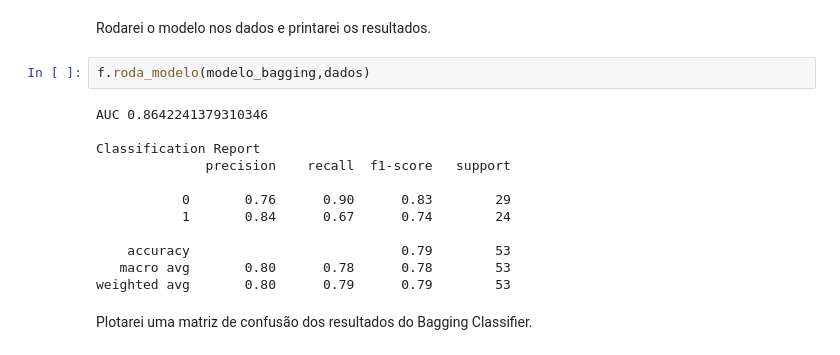
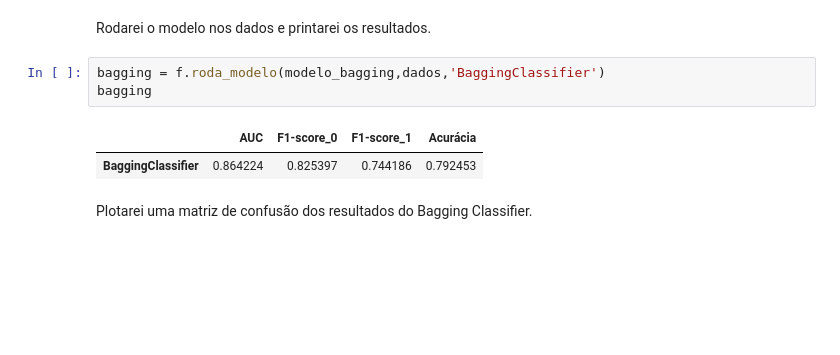
Before and after one commit to FranciscoFoz/Projeto_Final_Bootcamp_Data_Science_Alura, a Jupyter notebook: Notebooks/Desenvolvimento_do_modelo.ipynb, the cells around one changed output. Saved outputs shown, nothing was run; the diff lists cells and outputs as text; blank space fills up the shorter version.

```diff
--- a/Notebooks/Desenvolvimento_do_modelo.ipynb
+++ b/Notebooks/Desenvolvimento_do_modelo.ipynb
@@ -114,19 +137,11 @@ modelo_bagging = BaggingClassifier()
 # %% [markdown]
 Rodarei o modelo nos dados e printarei os resultados.
 # %%
-f.roda_modelo(modelo_bagging,dados)
+bagging = f.roda_modelo(modelo_bagging,dados,'BaggingClassifier')
+bagging
 # %% [output]
-AUC 0.8642241379310346
-
-Classification Report
-              precision    recall  f1-score   support
-
-           0       0.76      0.90      0.83        29
-           1       0.84      0.67      0.74        24
-
-    accuracy                           0.79        53
-   macro avg       0.80      0.78      0.78        53
-weighted avg       0.80      0.79      0.79        53
+|  | AUC | F1-score_0 | F1-score_1 | Acurácia |
+| BaggingClassifier | 0.864224 | 0.825397 | 0.744186 | 0.792453 |
 # %% [markdown]
 Plotarei uma matriz de confusão dos resultados do Bagging Classifier.
 # %%
```
Also changed, not shown: parts of 19 cells of this notebook.
